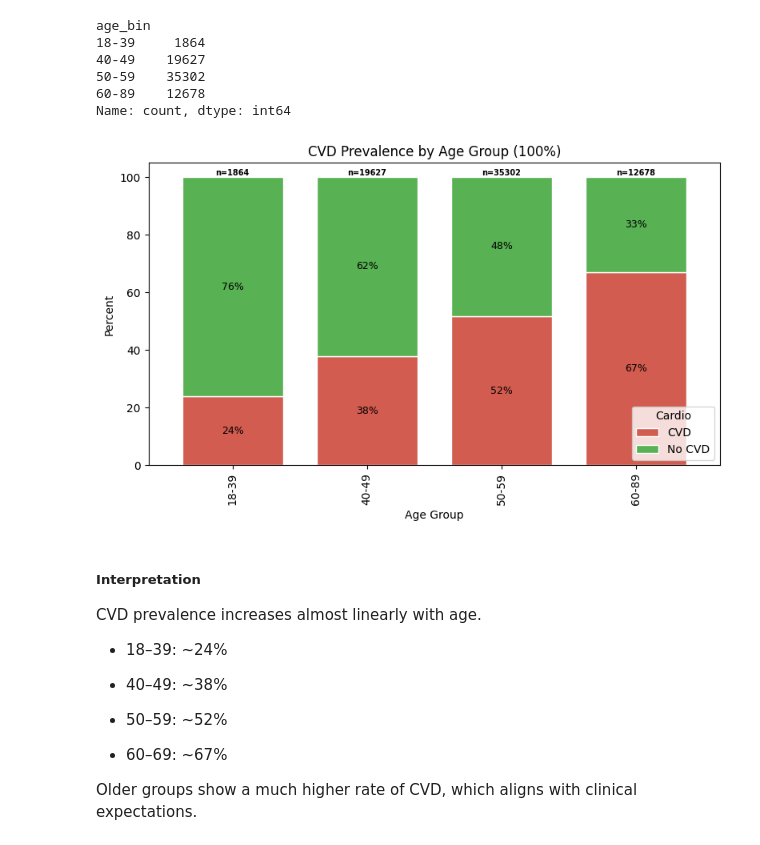
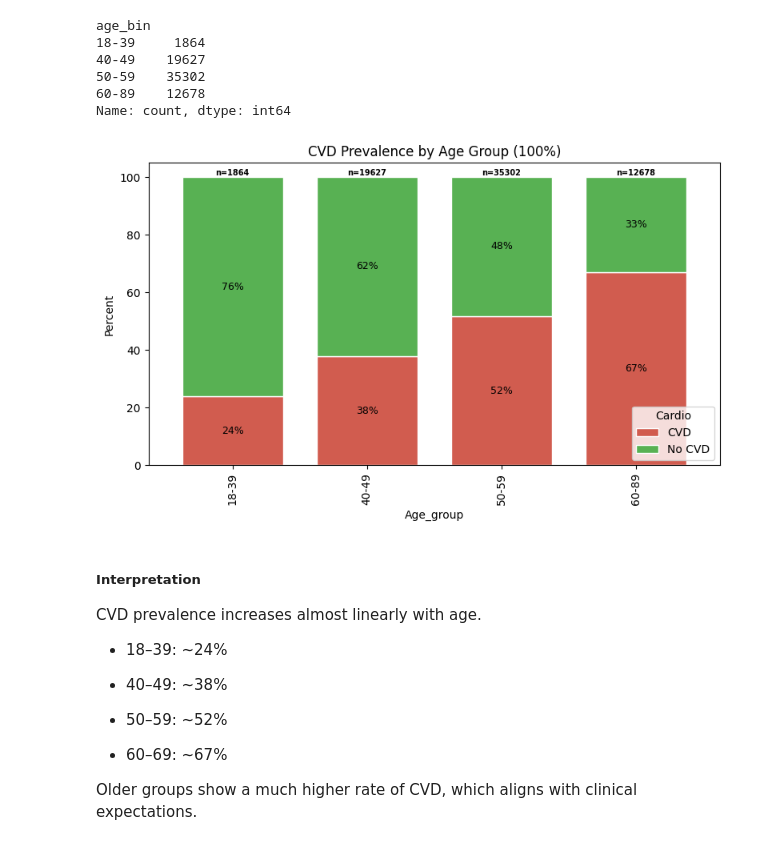
Before and after one commit to lizabguercho/DI_Final_Project_CVD, a Jupyter notebook: Final_project.ipynb, the cells around one changed output. Drawn from its saved outputs; the diff is of its cells as text; code cells hidden in the pictures.

```diff
--- a/Final_project.ipynb
+++ b/Final_project.ipynb
@@ -661,28 +640,10 @@ age_bin
 50-59    35302
 60-89    12678
 Name: count, dtype: int64
-# %%
-#Crosstab (CVD prevalence by age)
-ct = pd.crosstab(df_clean["age_bin"], df_clean["cardio_label"], normalize="index") * 100
-ax = ct.plot(kind="bar", stacked=True, figsize=(8,5),
-             color=["#D15C4F","#58B153"], edgecolor="white", width=0.75)
-
-for container in ax.containers:
-    ax.bar_label(container, fmt="%.0f%%", label_type="center", fontsize=9, color="black")
-
-
-totals2 = df_clean["age_bin"].value_counts().sort_index()
-
-for i, total in enumerate(totals2):
-    ax.text(i, 100,
-            f"n={total}",
-            ha="center", va="bottom", fontsize=7, fontweight="bold")
-
-plt.title("CVD Prevalence by Age Group (100%)")
-plt.ylabel("Percent"); plt.xlabel("Age Group")
-plt.legend(title="Cardio"); plt.tight_layout(); plt.show()
-# %% [output]
-[figure, removed]
+# %%
+plot_cvd_stacked_bar(df_clean,"age_bin",title= "CVD Prevalence by Age Group (100%)", xlabel="Age_group")
+# %% [output]
+[figure, added]
 # %% [markdown]
 ##### Interpretation
 
```
Also changed, not shown: parts of 42 cells of this notebook, 3 other files.
